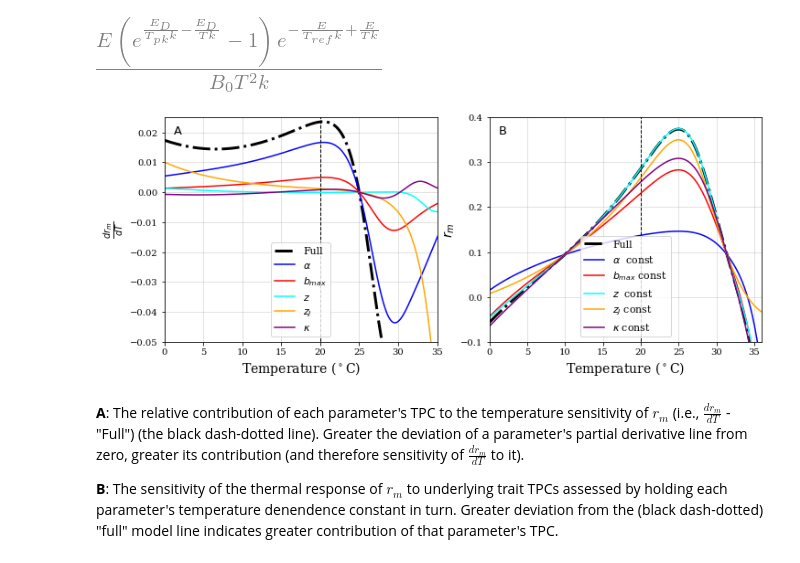
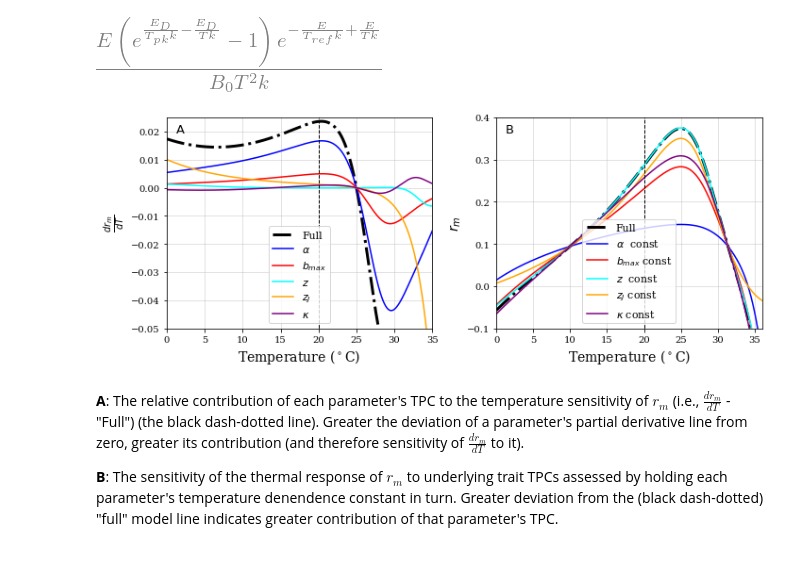
Before and after one commit to EcoEngLab/TraitMismatchPaper-main, a Jupyter notebook: code/TraitMismatch_SI.ipynb, the cells around one changed output. Drawn from its saved outputs; the diff is of its cells as text; code cells hidden in the pictures.

```diff
--- a/code/TraitMismatch_SI.ipynb
+++ b/code/TraitMismatch_SI.ipynb
@@ -9,6 +9,7 @@ import matplotlib.pyplot as plt
 plt.rcParams.update(plt.rcParamsDefault) # Reset plots to default style
 plt.rcParams['font.family'] = 'serif'
 plt.rcParams['axes.grid'] = 'true'
+plt.rcParams['axes.axisbelow'] = True
 plt.rcParams['grid.alpha'] = .45
 plt.rcParams['figure.figsize'] = [10/2.54, 8/2.54]
 
@@ -580,35 +581,35 @@ ax.plot(T_vec-273.15,dr_dT_vec, 'black',linewidth=3, linestyle='-.')
 ax.plot(T_vec-273.15,dr_dalp_dT_vec, 'blue')
 ax.plot(T_vec-273.15,dr_dbmax_dT_vec, 'red')
 ax.plot(T_vec-273.15,dr_dz_dT_vec, 'cyan')
 ax.plot(T_vec-273.15,dr_dzJ_dT_vec, 'orange')
 ax.plot(T_vec-273.15,dr_dkap_dT_vec, 'purple')
 ax.plot([T_pk_par, T_pk_par], [ax.get_ylim()[0],ax.get_ylim()[1]], color='k', linestyle='--', linewidth=1)
 ax.set_xlim([0,35])
 ax.set_ylim([-0.05,0.025])
 ax.set_xlabel(r'Temperature ($^\circ$C)', fontsize=14);
 ax.set_ylabel(r'$\frac{dr_m}{dT}$', fontsize=14);
 plt.legend(['Full', r'$\alpha$', '$b_{max}$', '$z$', '$z_J$', r'$\kappa$'], loc='lower center',fontsize=11)
 
 ax = fig.add_subplot(122)
 ax.set_title('B', fontsize=13, x=.05, y=.9,**csfont);
 ax.plot(T_vec-273.15,r_m_vec, 'black',linewidth=3, linestyle='-.');
 ax.plot(T_vec-273.15,r_alp_cons_vec, 'blue');
 ax.plot(T_vec-273.15,r_bmax_cons_vec, 'red');
 ax.plot(T_vec-273.15,r_z_cons_vec, 'cyan');
 ax.plot(T_vec-273.15,r_zJ_cons_vec, 'orange');
 ax.plot(T_vec-273.15,r_kap_cons_vec, 'purple');
 ax.plot([T_pk_par, T_pk_par], [ax.get_ylim()[0],ax.get_ylim()[1]], color='k', linestyle='--', linewidth=1)
 ax.set_xlim([0,36])
 ax.set_ylim([-0.1,0.4])
 ax.set_xlabel(r'Temperature ($^\circ$C)', fontsize=14);
 ax.set_ylabel('$r_m$', fontsize=14);
 plt.legend(['Full', r'$\alpha$  const', '$b_{max}$ const', '$z$  const', '$z_J$ const',r'$\kappa$ const'], loc='lower center',fontsize=11)
 
-fig.tight_layout(pad=0)
+fig.tight_layout()
 
 plt.savefig('../results/r_sens.pdf')
 # %% [output]
-[figure, old version]
+[figure, new version]
 # %% [markdown]
 **A**: The relative contribution of each parameter's TPC to the temperature sensitivity of $r_m$ (i.e., $\frac{dr_m}{dT}$ - "Full") (the black dash-dotted line). Greater the deviation of a parameter's partial derivative line from zero, greater its contribution (and therefore sensitivity of $\frac{dr_m}{dT}$ to it).
 
```
Also changed, not shown: parts of 18 cells of this notebook, 3 other files.
